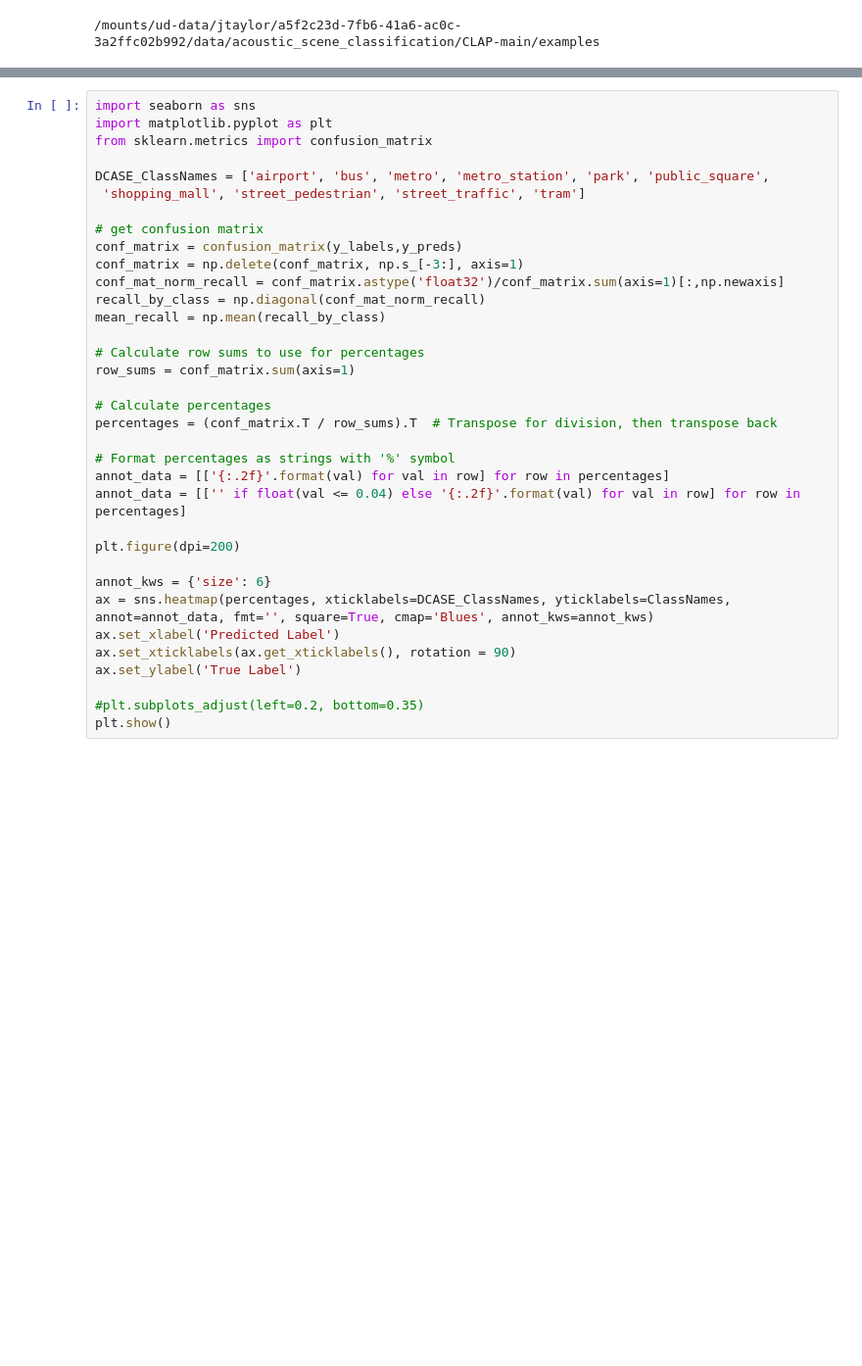
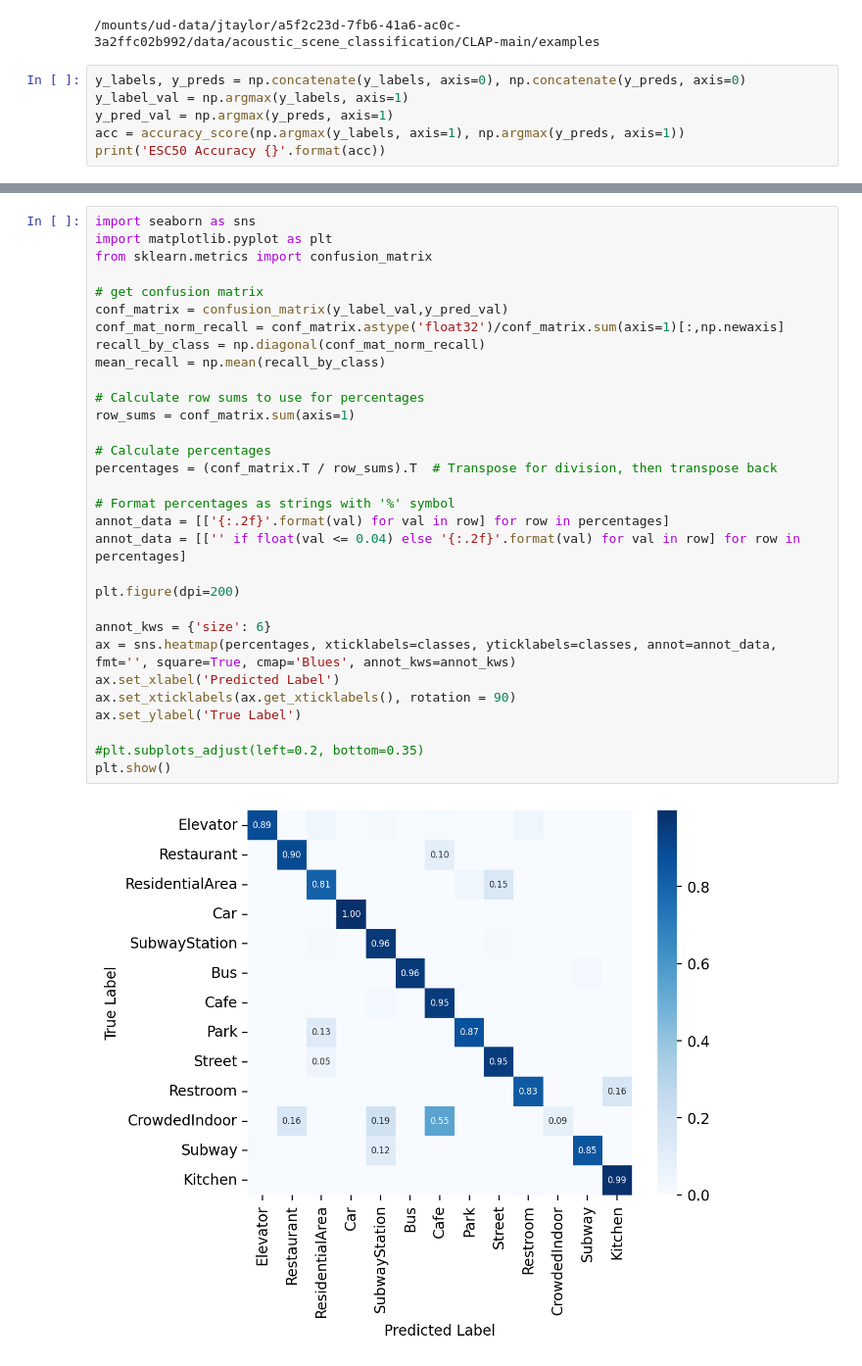
Before and after one commit to Jamesetay1/acoustic_scene_classification, a Jupyter notebook: CLAP-main/examples/zero_shot_cochlscene.ipynb, the cells around one changed output, grey strips where cells are left out. Shown at 98% size. Drawn from its saved outputs; the diff is of its cells as text; blank space fills up the shorter version.

```diff
--- a/CLAP-main/examples/zero_shot_cochlscene.ipynb
+++ b/CLAP-main/examples/zero_shot_cochlscene.ipynb
@@ -68,3 +68,9 @@ for i in tqdm(range(len(val_df))):
     y_labels.append(one_hot_target.detach().cpu().numpy())
 # %% [output]
 /mounts/ud-data/jtaylor/a5f2c23d-7fb6-41a6-ac0c-3a2ffc02b992/data/acoustic_scene_classification/CLAP-main/examples
+# %%
+y_labels, y_preds = np.concatenate(y_labels, axis=0), np.concatenate(y_preds, axis=0)
+y_label_val = np.argmax(y_labels, axis=1)
+y_pred_val = np.argmax(y_preds, axis=1)
+acc = accuracy_score(np.argmax(y_labels, axis=1), np.argmax(y_preds, axis=1))
+print('ESC50 Accuracy {}'.format(acc))
@@ -101,35 +85,33 @@ ESC50 Accuracy 0.8614718614718615
 # %%
 import seaborn as sns
 import matplotlib.pyplot as plt
 from sklearn.metrics import confusion_matrix
 
-DCASE_ClassNames = ['airport', 'bus', 'metro', 'metro_station', 'park', 'public_square',
- 'shopping_mall', 'street_pedestrian', 'street_traffic', 'tram']
-
 # get confusion matrix
-conf_matrix = confusion_matrix(y_labels,y_preds)
-conf_matrix = np.delete(conf_matrix, np.s_[-3:], axis=1)
+conf_matrix = confusion_matrix(y_label_val,y_pred_val)
 conf_mat_norm_recall = conf_matrix.astype('float32')/conf_matrix.sum(axis=1)[:,np.newaxis]
 recall_by_class = np.diagonal(conf_mat_norm_recall)
 mean_recall = np.mean(recall_by_class)
 
 # Calculate row sums to use for percentages
 row_sums = conf_matrix.sum(axis=1)
 
 # Calculate percentages
 percentages = (conf_matrix.T / row_sums).T  # Transpose for division, then transpose back
 
 # Format percentages as strings with '%' symbol
 annot_data = [['{:.2f}'.format(val) for val in row] for row in percentages]
 annot_data = [['' if float(val <= 0.04) else '{:.2f}'.format(val) for val in row] for row in percentages]
 
 plt.figure(dpi=200)
 
 annot_kws = {'size': 6}
-ax = sns.heatmap(percentages, xticklabels=DCASE_ClassNames, yticklabels=ClassNames, annot=annot_data, fmt='', square=True, cmap='Blues', annot_kws=annot_kws)
+ax = sns.heatmap(percentages, xticklabels=classes, yticklabels=classes, annot=annot_data, fmt='', square=True, cmap='Blues', annot_kws=annot_kws)
 ax.set_xlabel('Predicted Label')
 ax.set_xticklabels(ax.get_xticklabels(), rotation = 90)
 ax.set_ylabel('True Label')
 
 #plt.subplots_adjust(left=0.2, bottom=0.35)
 plt.show()
+# %% [output]
+[figure, added]
```
Also changed, not shown: parts of 4 cells of this notebook.
